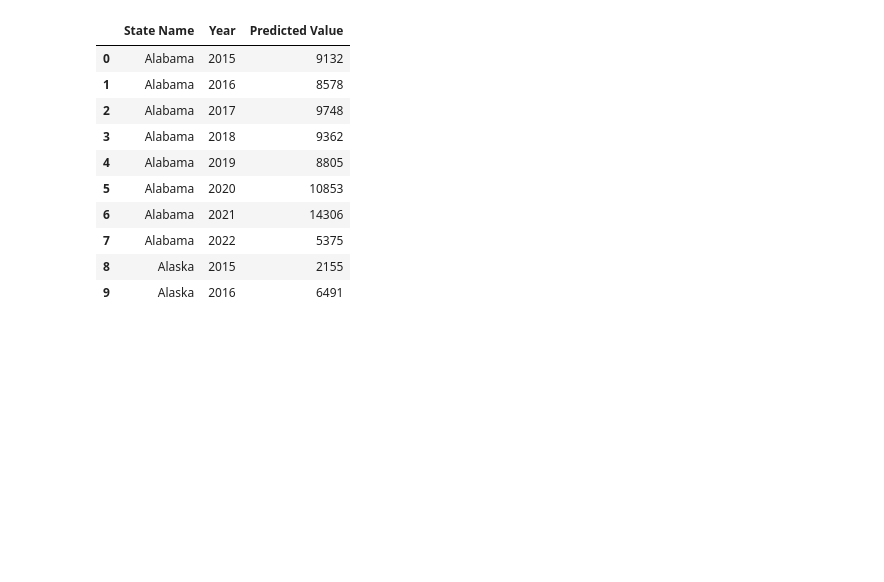
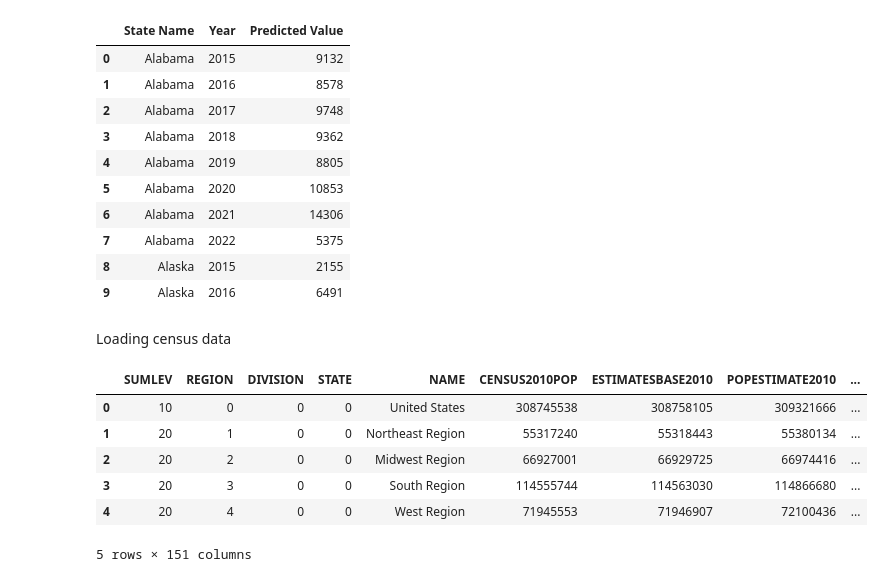
Before and after one commit to Joeyloganpython/Capstone, a Jupyter notebook: Notebooks/CDC.ipynb, the cells around one changed output. Drawn from its saved outputs; the diff is of its cells as text; code cells hidden in the pictures; blank space fills up the shorter version.

```diff
--- a/Notebooks/CDC.ipynb
+++ b/Notebooks/CDC.ipynb
@@ -68,0 +72,15 @@ oddf2 = oddf2[oddf2['Year']!= '2022']  ##data incomplete we can predict later
+# %% [markdown]
+</h2> Loading census data
+# %%
+###2010-2019 Census dataset
+cendf1 = pd.read_csv('../data/Census_2010-2019.csv')
+# %%
+cendf1.head()
+# %% [output]
+|  | SUMLEV | REGION | DIVISION | STATE | NAME | CENSUS2010POP | ESTIMATESBASE2010 | POPESTIMATE2010 | ... |
+| 0 | 10 | 0 | 0 | 0 | United States | 308745538 | 308758105 | 309321666 | ... |
+| 1 | 20 | 1 | 0 | 0 | Northeast Region | 55317240 | 55318443 | 55380134 | ... |
+| 2 | 20 | 2 | 0 | 0 | Midwest Region | 66927001 | 66929725 | 66974416 | ... |
+| 3 | 20 | 3 | 0 | 0 | South Region | 114555744 | 114563030 | 114866680 | ... |
+| 4 | 20 | 4 | 0 | 0 | West Region | 71945553 | 71946907 | 72100436 | ... |
+5 rows × 151 columns
```
Also changed, not shown: parts of 28 cells of this notebook, 2 other files.
